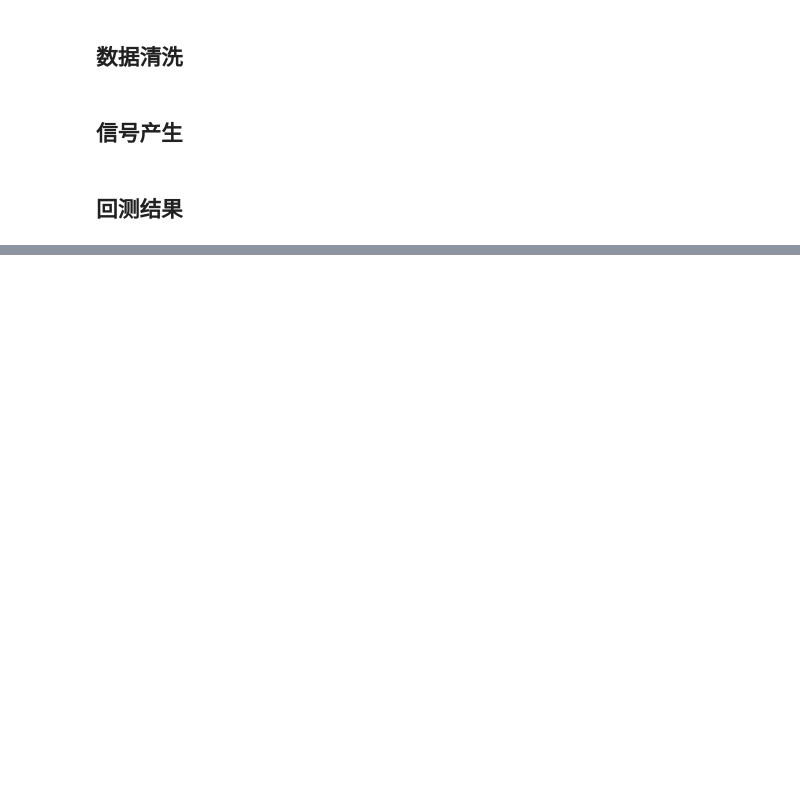
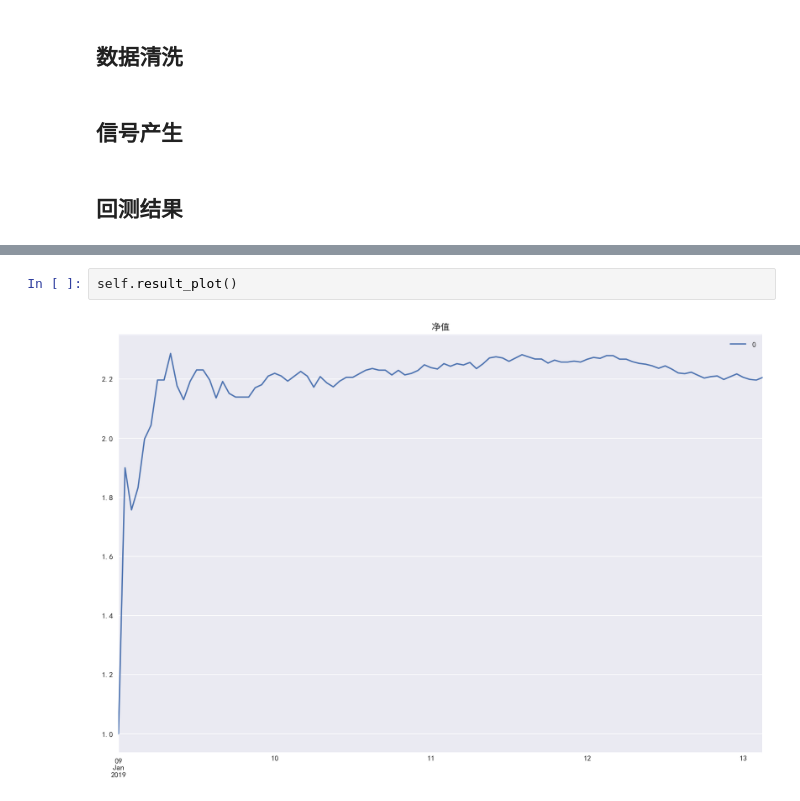
Before and after one commit to fangwen-li/southernfund, a Jupyter notebook: 国债期货策略.ipynb, the cells around one changed output, grey strips where cells are left out. Cells and saved outputs as stored; diff of their text form; blank space fills up the shorter version.

```diff
--- a/国债期货策略.ipynb
+++ b/国债期货策略.ipynb
@@ -73,0 +148,4 @@ def sharpe_ratio(portfilo:np.ndarray):
+# %%
+self.result_plot()
+# %% [output]
+[figure, added]
```
Also changed, not shown: parts of 8 cells of this notebook, 1 other file.
